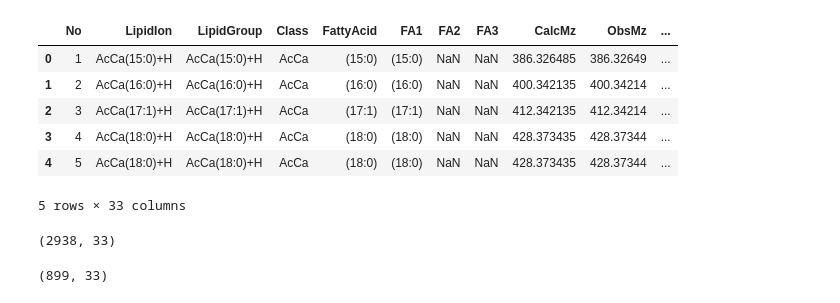
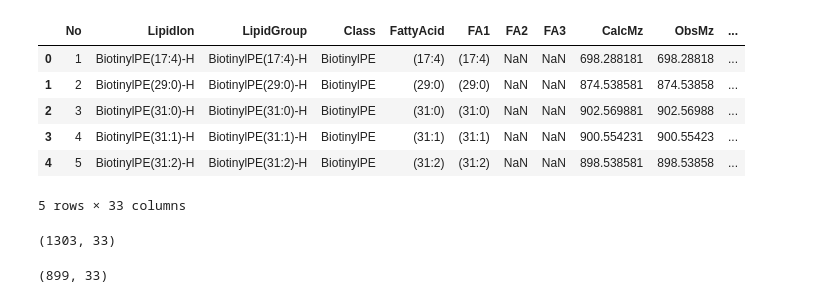
Before and after one commit to gerapskx/Lipidome_Celegans, a Jupyter notebook: FilteringLipidomicsRT.ipynb, the cells around one changed output. Drawn from its saved outputs; the diff is of its cells as text; code cells hidden in the pictures.

```diff
--- a/FilteringLipidomicsRT.ipynb
+++ b/FilteringLipidomicsRT.ipynb
@@ -64,19 +62,18 @@ df_filt2.head()
 # %%
-data2_positive = "Desktop/GerardoIga/2025/Celegans/CPLZ08292402-2_positive data.xlsx"
-
-df2p = pd.read_excel(data2_positive)
-
-df2p.head()
+dataNegative = "CPLZ08292402-2_negative data.xlsx"
+df_negative = pd.read_excel(dataNegative)
-# %% [output]
-|  | No | LipidIon | LipidGroup | Class | FattyAcid | FA1 | FA2 | FA3 | CalcMz | ObsMz | ... |
-| 0 | 1 | AcCa(15:0)+H | AcCa(15:0)+H | AcCa | (15:0) | (15:0) | NaN | NaN | 386.326485 | 386.32649 | ... |
-| 1 | 2 | AcCa(16:0)+H | AcCa(16:0)+H | AcCa | (16:0) | (16:0) | NaN | NaN | 400.342135 | 400.34214 | ... |
-| 2 | 3 | AcCa(17:1)+H | AcCa(17:1)+H | AcCa | (17:1) | (17:1) | NaN | NaN | 412.342135 | 412.34214 | ... |
-| 3 | 4 | AcCa(18:0)+H | AcCa(18:0)+H | AcCa | (18:0) | (18:0) | NaN | NaN | 428.373435 | 428.37344 | ... |
-| 4 | 5 | AcCa(18:0)+H | AcCa(18:0)+H | AcCa | (18:0) | (18:0) | NaN | NaN | 428.373435 | 428.37344 | ... |
-5 rows × 33 columns
+# %%
+df_negative.head()
+# %% [output]
+|  | No | LipidIon | LipidGroup | Class | FattyAcid | FA1 | FA2 | FA3 | CalcMz | ObsMz | ... |
+| 0 | 1 | BiotinylPE(17:4)-H | BiotinylPE(17:4)-H | BiotinylPE | (17:4) | (17:4) | NaN | NaN | 698.288181 | 698.28818 | ... |
+| 1 | 2 | BiotinylPE(29:0)-H | BiotinylPE(29:0)-H | BiotinylPE | (29:0) | (29:0) | NaN | NaN | 874.538581 | 874.53858 | ... |
+| 2 | 3 | BiotinylPE(31:0)-H | BiotinylPE(31:0)-H | BiotinylPE | (31:0) | (31:0) | NaN | NaN | 902.569881 | 902.56988 | ... |
+| 3 | 4 | BiotinylPE(31:1)-H | BiotinylPE(31:1)-H | BiotinylPE | (31:1) | (31:1) | NaN | NaN | 900.554231 | 900.55423 | ... |
+| 4 | 5 | BiotinylPE(31:2)-H | BiotinylPE(31:2)-H | BiotinylPE | (31:2) | (31:2) | NaN | NaN | 898.538581 | 898.53858 | ... |
+5 rows × 33 columns
 # %%
-df2p.shape
+df_negative.shape
 # %% [output]
-(2938, 33)
+(1303, 33)
 # %%
```
Also changed, not shown: parts of 26 cells of this notebook.
